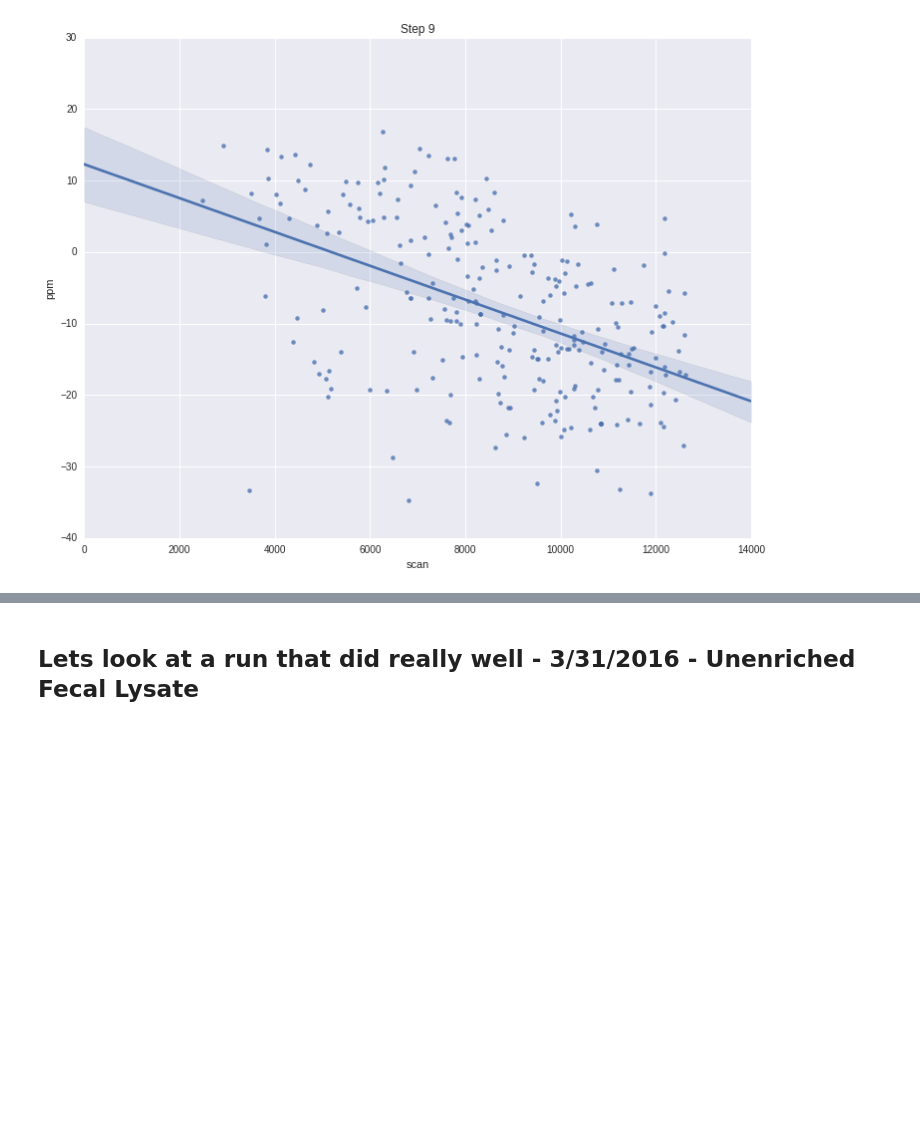
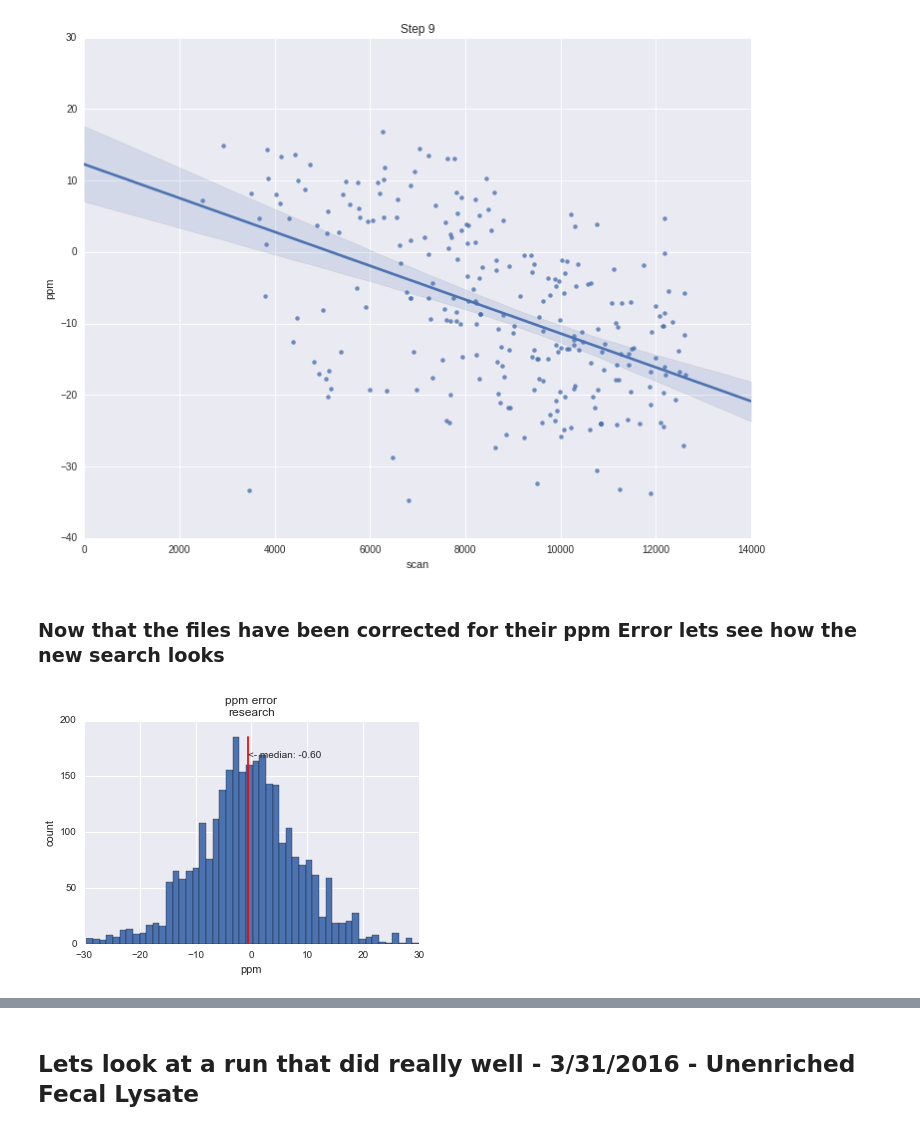
Before and after one commit to mmayers12/n15_mice, a Jupyter notebook: ipynbs/Mass-drift-problem.ipynb, the cells around one changed output, grey strips where cells are left out. Cells and saved outputs as stored; diff of their text form; code cells hidden in the pictures; blank space fills up the shorter version.

```diff
--- a/ipynbs/Mass-drift-problem.ipynb
+++ b/ipynbs/Mass-drift-problem.ipynb
@@ -132,3 +139,10 @@ plot_ppm_vs_scan(dta_file)
 plt.title('Step 9');
 # %% [output]
 [figure]
+# %% [markdown]
+### Now that the files have been corrected for their ppm Error lets see how the new search looks
+# %%
+dta_file = '../data/20160528-BioGlyCMK-Lys-N14N15-Pool/rawXtractor/research/DTASelect-filter.txt'
+qc.plot_ppm(dta_file)
+# %% [output]
+[figure, added]
```
Also changed, not shown: parts of 8 cells of this notebook.
